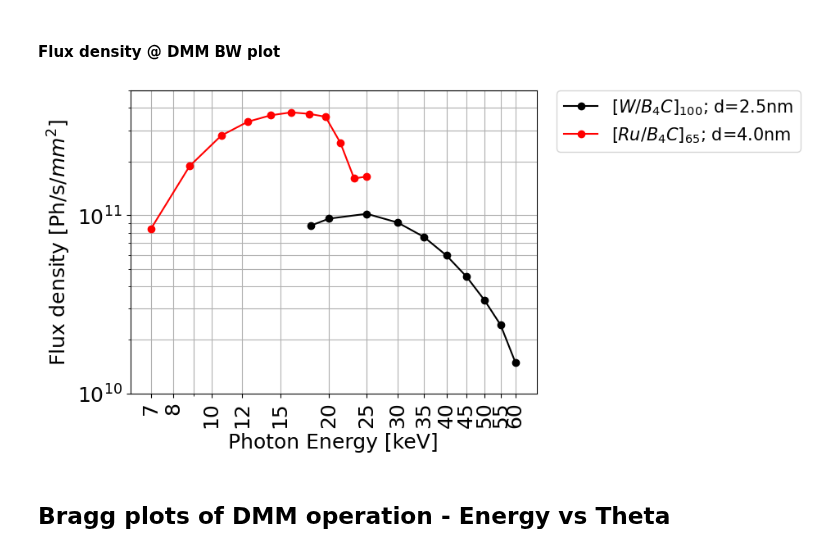
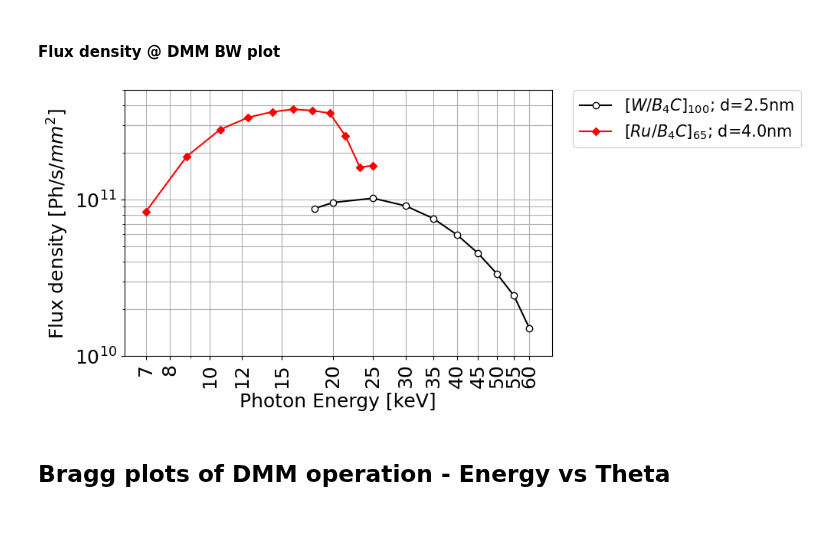
Before and after one commit to gianthk/BEATS_raytracing, a Jupyter notebook: BEATS_Optics_Raytracing-DMM_as-built_Flux_density.ipynb, the cells around one changed output. Saved outputs shown, nothing was run; the diff lists cells and outputs as text; code cells hidden in the pictures; blank space fills up the shorter version.

```diff
--- a/BEATS_Optics_Raytracing-DMM_as-built_Flux_density.ipynb
+++ b/BEATS_Optics_Raytracing-DMM_as-built_Flux_density.ipynb
@@ -40,25 +40,25 @@ matplotlib.rc('font', **font)
 # %%
 # plot of the flux density @ 43m
 f, ax = plt.subplots()
 plt.rcParams['figure.figsize'] = [7.2, 4.5]
-plt.plot(1e-3*FluxDensity['E'][1:11].astype('float'), FluxDensity['I'][1:11].astype('float'), 'o-k')
-plt.plot(1e-3*FluxDensity['E'][19:30].astype('float'), FluxDensity['I'][19:30].astype('float'), 'o-r')
+plt.plot(1e-3*FluxDensity['E'][1:11].astype('float'), FluxDensity['I'][1:11].astype('float'), 'o-k', markersize=6, markerfacecolor='w') #, fillstyle='none'
+plt.plot(1e-3*FluxDensity['E'][19:30].astype('float'), FluxDensity['I'][19:30].astype('float'), 'D-r', markersize=5)
 ax.set_xscale('log')
 ax.set_yscale('log')
 # plt.xticks(np.concatenate((np.array([6, 7, 8, 9]), np.arange(10, 75, 5))))
 plt.xticks(np.array([6, 7, 8, 10, 12, 15, 20, 25, 30, 35, 40, 45, 50, 55, 60]))
 plt.xticks(rotation=90)
 # plt.yticks(np.arange(1e10, 5e11, 5e10))
 ax.set(xlim=(6.2, 68), ylim=(1e10, 5e11))
 ax.xaxis.set_major_formatter(ScalarFormatter())
 # ax.yaxis.set_major_formatter(ScalarFormatter())
 plt.xlabel('Photon Energy [keV]')
 plt.ylabel('Flux density [Ph/s/$mm^2$]')
 plt.grid(True, which="both")
 plt.legend(['$[W/B_{4}C]_{100}$; d=2.5nm', '$[Ru/B_{4}C]_{65}$; d=4.0nm'],  bbox_to_anchor=(1.05, 1), borderaxespad=0., loc='upper left', fontsize='small')
 f.savefig("BEATS_DMM_flux_density_DMMBW_as-built.png", bbox_inches='tight', dpi=600)
 # %% [output]
-[figure, old version]
+[figure, new version]
 # %% [markdown]
 ## Bragg plots of DMM operation - Energy vs Theta
 # %%
```
Also changed, not shown: 1 other file.
